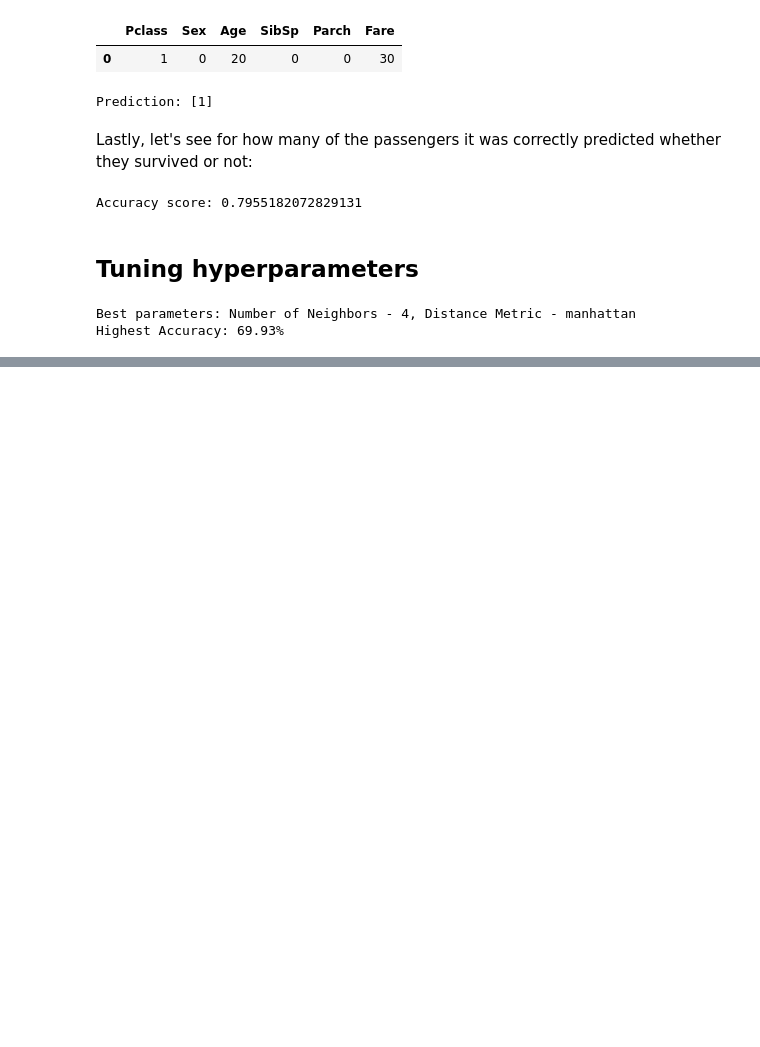
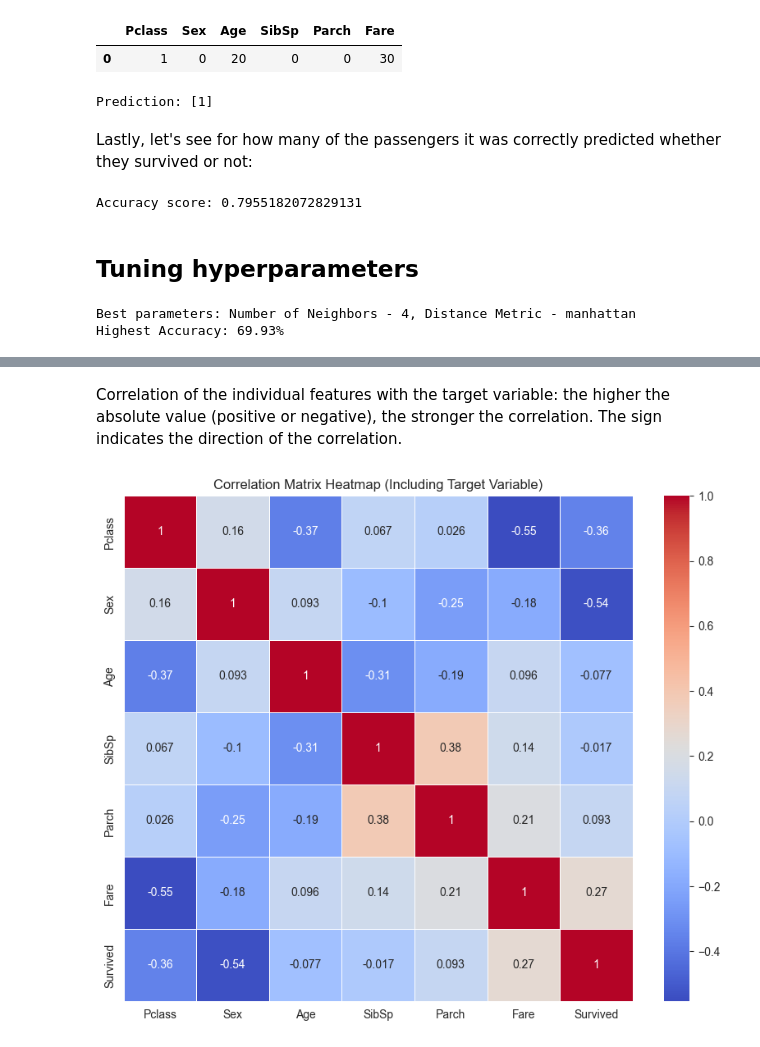
Before and after one commit to 304125/MAL1_S26, a Jupyter notebook: 01_Introduction_to_Machine_Learning/Titanic.ipynb, the cells around one changed output, grey strips where cells are left out. Cells and saved outputs as stored; diff of their text form; code cells hidden in the pictures; blank space fills up the shorter version.

Commit message:
added correlation to Titanic

```diff
--- a/01_Introduction_to_Machine_Learning/Titanic.ipynb
+++ b/01_Introduction_to_Machine_Learning/Titanic.ipynb
@@ -465,0 +491,21 @@ Highest Accuracy: 69.93%
+# %% [markdown]
+Correlation of the individual features with the target variable: the higher the absolute value (positive or negative), the stronger the correlation. The sign indicates the direction of the correlation.
+# %%
+# seaborn library for heatmap visualization of correlation matrix
+import seaborn as sns
+import matplotlib.pyplot as plt
+
+# Add the target variable 'Survived' back to the dataset for correlation calculation
+data_with_target = data.copy()
+data_with_target['Survived'] = labels
+
+# Calculate the correlation matrix including the target variable
+correlation_matrix = data_with_target.corr()
+
+# Create a heatmap using seaborn
+plt.figure(figsize=(10, 8))
+sns.heatmap(correlation_matrix, annot=True, cmap='coolwarm', linewidths=0.5)
+plt.title('Correlation Matrix Heatmap (Including Target Variable)')
+plt.show()
+# %% [output]
+[figure, added]
```
Also changed, not shown: parts of 9 cells of this notebook.
